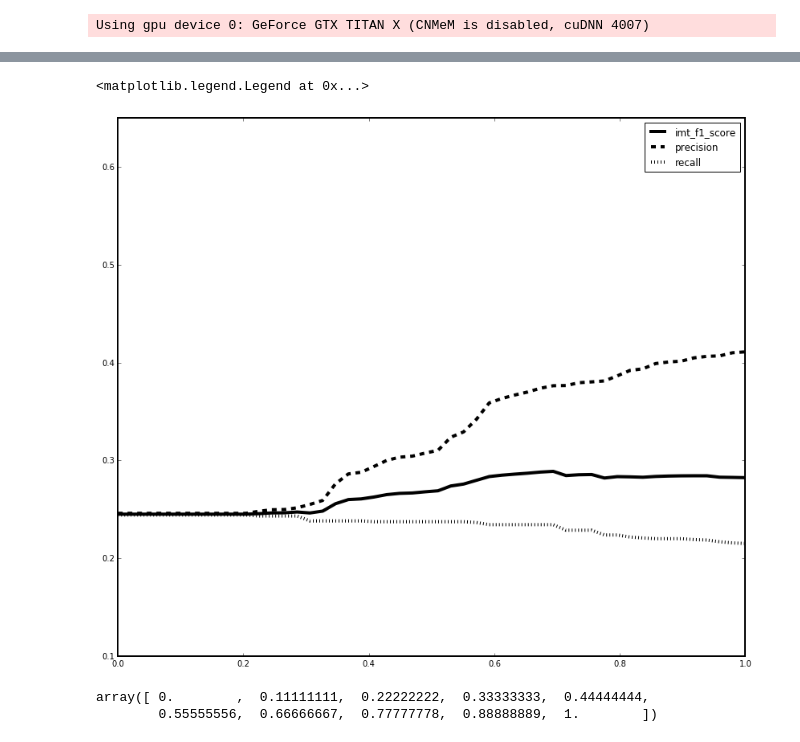
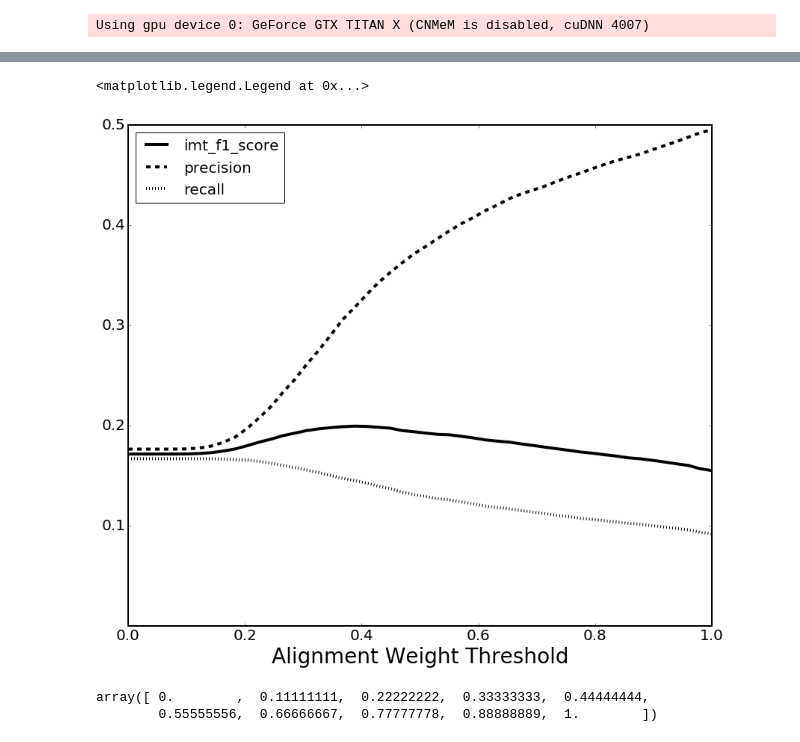
Before and after one commit to chrishokamp/neural_imt, a Jupyter notebook: proto/prototype_confidence_from_glimpses.ipynb, the cells around one changed output, grey strips where cells are left out. Drawn from its saved outputs; the diff is of its cells as text; code cells hidden in the pictures.

Commit message:
nicer plotting

```diff
--- a/proto/prototype_confidence_from_glimpses.ipynb
+++ b/proto/prototype_confidence_from_glimpses.ipynb
@@ -10,8 +27,8 @@ import numpy
 # %%
-hyps_file='/media/1tb_drive/multilingual-multimodal/flickr30k/train/processed/test.imt_PROTO-DELETE-ME.hyps.out'
-glimpse_file='/media/1tb_drive/multilingual-multimodal/flickr30k/train/processed/test.GLIMPSES_PROTO-DELETE-ME.npz'
-source_file = '/media/1tb_drive/multilingual-multimodal/flickr30k/train/processed/test.GLIMPSES_PROTO-DELETE-ME.sources'
-refs_file = '/media/1tb_drive/imt_models/suffix_scaled_cross_entropy_big_data_newstest2013_init-EN-DE_internal_data_dropout0.5_src_vocab80000_trg_vocab90000_emb300_rec1000_batch40/reference_suffixes.generated'
+# hyps_file='/media/1tb_drive/multilingual-multimodal/flickr30k/train/processed/test.imt_PROTO-DELETE-ME.hyps.out'
+# glimpse_file='/media/1tb_drive/multilingual-multimodal/flickr30k/train/processed/test.GLIMPSES_PROTO-DELETE-ME.npz'
+# source_file = '/media/1tb_drive/multilingual-multimodal/flickr30k/train/processed/test.GLIMPSES_PROTO-DELETE-ME.sources'
+# refs_file = '/media/1tb_drive/imt_models/suffix_scaled_cross_entropy_big_data_newstest2013_init-EN-DE_internal_data_dropout0.5_src_vocab80000_trg_vocab90000_emb300_rec1000_batch40/reference_suffixes.generated'
 # %%
 def get_lines(filename, lower=False, cutoff=None):
     with codecs.open(filename, encoding='utf8') as inp:
@@ -63,9 +78,10 @@ array([  1.37069589e-02,   7.70028889e-01,   1.28089935e-01,
 # %%
-def prune_hyps_at_threshold(threshold, tups, cutoff=4, n=3):
+def prune_hyps_at_threshold(threshold, tups, cutoff=3, n=3):
     pruned_hyps = []
     for source, hyp, ref, glimpse in tups:
-#         pruned_hyp = hyp[:cutoff]
+        pruned_hyp = hyp[:cutoff]
         pruned_hyp = hyp[:1]
+#         for w, weights in zip(hyp[cutoff:], glimpse[cutoff:]):
 
         for w, weights in zip(hyp[1:], glimpse[1:]):
             aligned_word = numpy.argmax(weights)
@@ -182,0 +185,19 @@ print(thresholds[best_thresh_idx])
+# %%
+# now graph f1, precision, recall over threshold
+
+%matplotlib inline
+%load_ext autoreload
+%autoreload 2
+
+import matplotlib
+import numpy as np
+import matplotlib.pyplot as plt
+
+import pylab
+pylab.rcParams['figure.figsize'] = (14.0, 12.0)
+pylab.rcParams['axes.linewidth'] = 2. #set the value globally
+params = {'legend.fontsize': 20}
+#           'legend.linewidth': 2}
+pylab.rcParams.update(params)
+# %%
+pylab.rcParams.keys()
@@ -183,28 +224,37 @@ print(thresholds[best_thresh_idx])
 # %%
 fig, ax = plt.subplots()
 
 names = ['imt_f1_score', 'precision', 'recall']
 metrics = [avg_thresh_f1s, t_ps, t_rs]
 # styles = 	['solid' | 'dashed', 'dashdot', 'dotted' |
 styles = ['solid', 'dashed', 'dotted']
 
 
 # for i,key_points in enumerate(all_points):
 
 for i in range(len(names)):
     name = names[i]
     x = thresholds
     y = metrics[i]
 #     ax.scatter(x, y, s=70, c='red')
     plt.plot(x, y, 'k', label=name, linewidth=4.0, ls=styles[i])
 
-    plt.ylim([0.1,0.65])
+    plt.ylim([0.0,0.5])
 
+# fig.suptitle('test title')
+plt.xlabel('Alignment Weight Threshold', fontsize=28)
+plt.setp(ax.get_xticklabels(), fontsize=20)
+plt.setp(ax.get_yticklabels(), fontsize=20)
+ax.set_yticks(ax.get_yticks()[1:])
 
+# plt.setp(ax.get_xticklabels(), rotation='vertical', fontsize=14)
+# plt.ylabel('ylabel', fontsize=16)
 plt.legend()
+plt.legend(frameon=False)
+plt.legend(loc = 'upper left')
 # %% [output]
 <matplotlib.legend.Legend at 0x...>
-[figure, old version]
+[figure, new version]
 # %%
 thresholds
 # %% [output]
```
Also changed, not shown: parts of 15 cells of this notebook.
